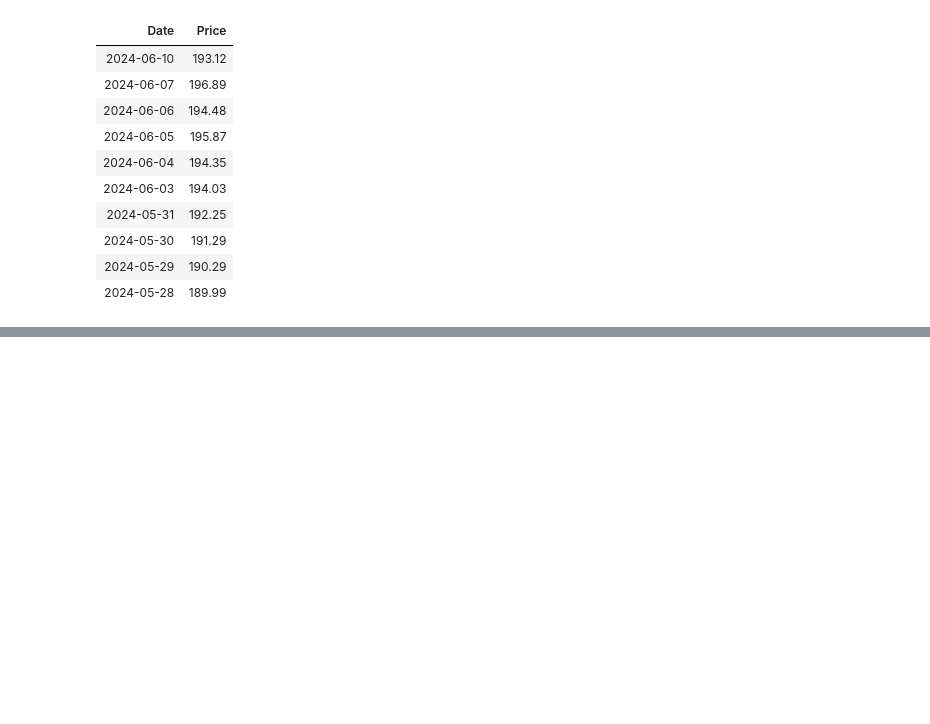
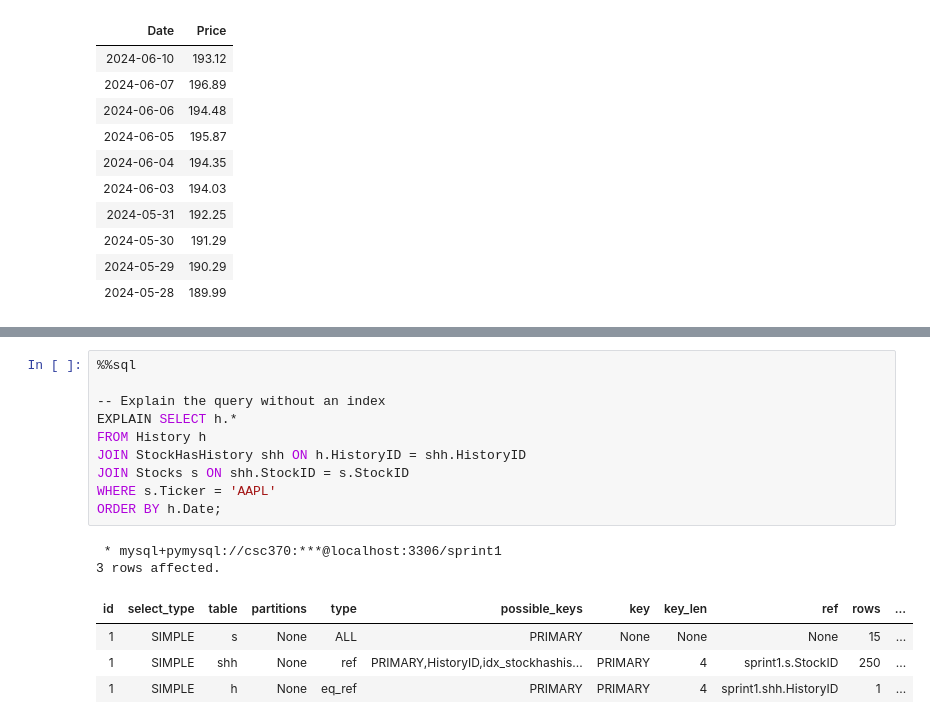
Before and after one commit to CSC370-Project/Risk-Assessment-in-SQL-Python, a Jupyter notebook: Sprint1-RDMCompSql/Presentation/Tables.ipynb, the cells around one changed output, grey strips where cells are left out. Cells and saved outputs as stored; diff of their text form; blank space fills up the shorter version.

Commit message:
Added Indexes

```diff
--- a/Sprint1-RDMCompSql/Presentation/Tables.ipynb
+++ b/Sprint1-RDMCompSql/Presentation/Tables.ipynb
@@ -625,0 +618,17 @@ FROM
+# %%
+%%sql
+
+-- Explain the query without an index
+EXPLAIN SELECT h.*
+FROM History h
+JOIN StockHasHistory shh ON h.HistoryID = shh.HistoryID
+JOIN Stocks s ON shh.StockID = s.StockID
+WHERE s.Ticker = 'AAPL'
+ORDER BY h.Date;
+# %% [output]
+ * mysql+pymysql://csc370:***@localhost:3306/sprint1
+3 rows affected.
+| id | select_type | table | partitions | type | possible_keys | key | key_len | ref | rows | ... |
+| 1 | SIMPLE | s | None | ALL | PRIMARY | None | None | None | 15 | ... |
+| 1 | SIMPLE | shh | None | ref | PRIMARY,HistoryID,idx_stockhashis... | PRIMARY | 4 | sprint1.s.StockID | 250 | ... |
+| 1 | SIMPLE | h | None | eq_ref | PRIMARY | PRIMARY | 4 | sprint1.shh.HistoryID | 1 | ... |
```
Also changed, not shown: parts of 14 cells of this notebook, 2 other files.
